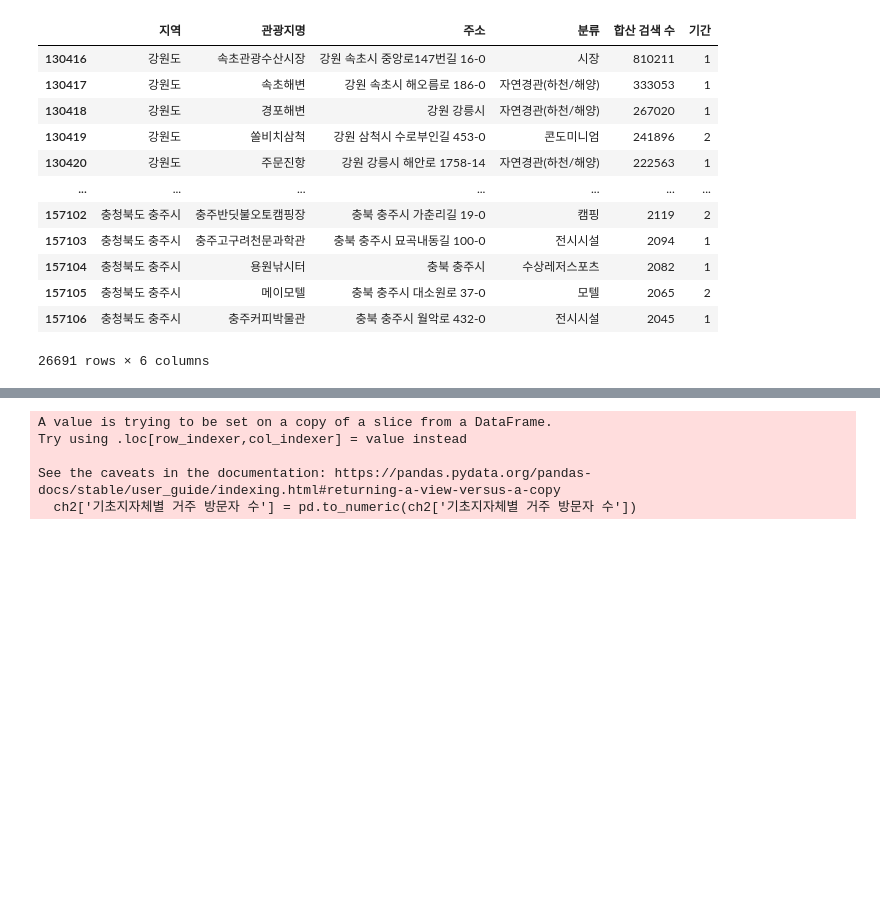
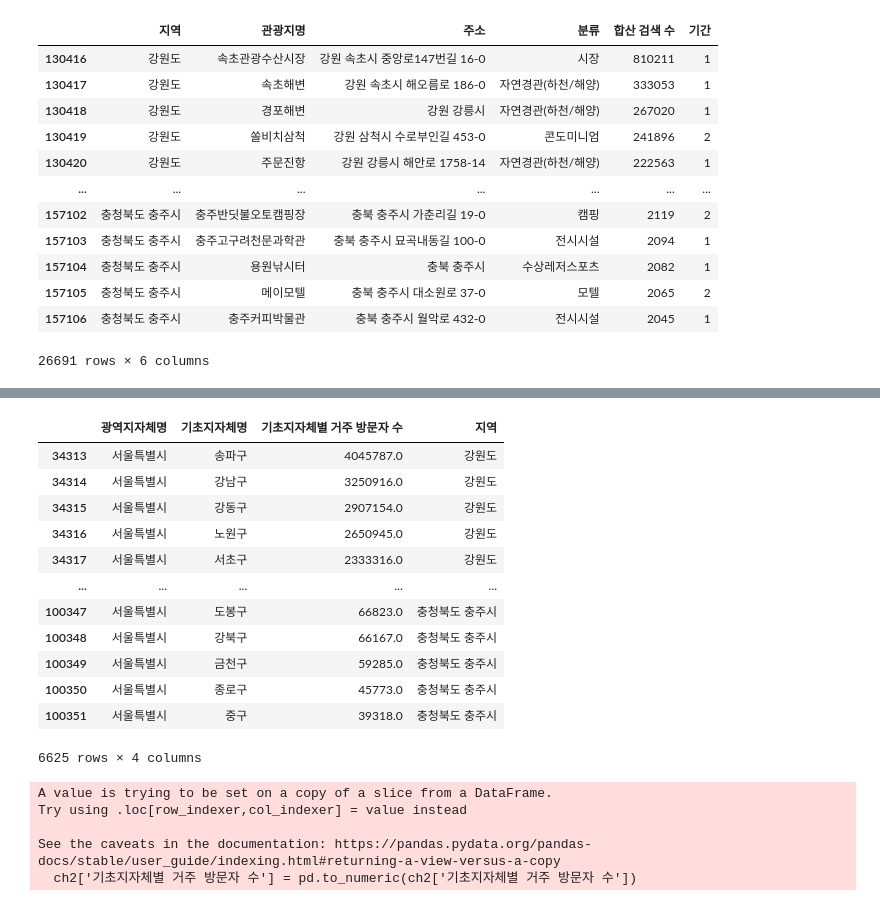
Before and after one commit to uowol/hanium_skbs_chatbot, a Jupyter notebook: develop/lab/js_lab.ipynb, the cells around one changed output, grey strips where cells are left out. Drawn from its saved outputs; the diff is of its cells as text; code cells hidden in the pictures; blank space fills up the shorter version.

```diff
--- a/develop/lab/js_lab.ipynb
+++ b/develop/lab/js_lab.ipynb
@@ -256,6 +256,21 @@ list(set(target_a[target_a['기간']==2]['관광지명']))
  ...]
 # %%
 ch1 = all[['광역지자체명','기초지자체명','기초지자체별 거주 방문자 수','지역']].dropna()
+ch1[ch1['광역지자체명'] == '서울특별시']
+# %% [output]
+|  | 광역지자체명 | 기초지자체명 | 기초지자체별 거주 방문자 수 | 지역 |
+| 34313 | 서울특별시 | 송파구 | 4045787.0 | 강원도 |
+| 34314 | 서울특별시 | 강남구 | 3250916.0 | 강원도 |
+| 34315 | 서울특별시 | 강동구 | 2907154.0 | 강원도 |
+| 34316 | 서울특별시 | 노원구 | 2650945.0 | 강원도 |
+| 34317 | 서울특별시 | 서초구 | 2333316.0 | 강원도 |
+| ... | ... | ... | ... | ... |
+| 100347 | 서울특별시 | 도봉구 | 66823.0 | 충청북도 충주시 |
+| 100348 | 서울특별시 | 강북구 | 66167.0 | 충청북도 충주시 |
+| 100349 | 서울특별시 | 금천구 | 59285.0 | 충청북도 충주시 |
+| 100350 | 서울특별시 | 종로구 | 45773.0 | 충청북도 충주시 |
+| 100351 | 서울특별시 | 중구 | 39318.0 | 충청북도 충주시 |
+6625 rows × 4 columns
 # %%
 start_region = list(set(all['지역'].dropna()))
 end_region = list(set(all['지역'].dropna()))
```
Also changed, not shown: parts of 19 cells of this notebook.
